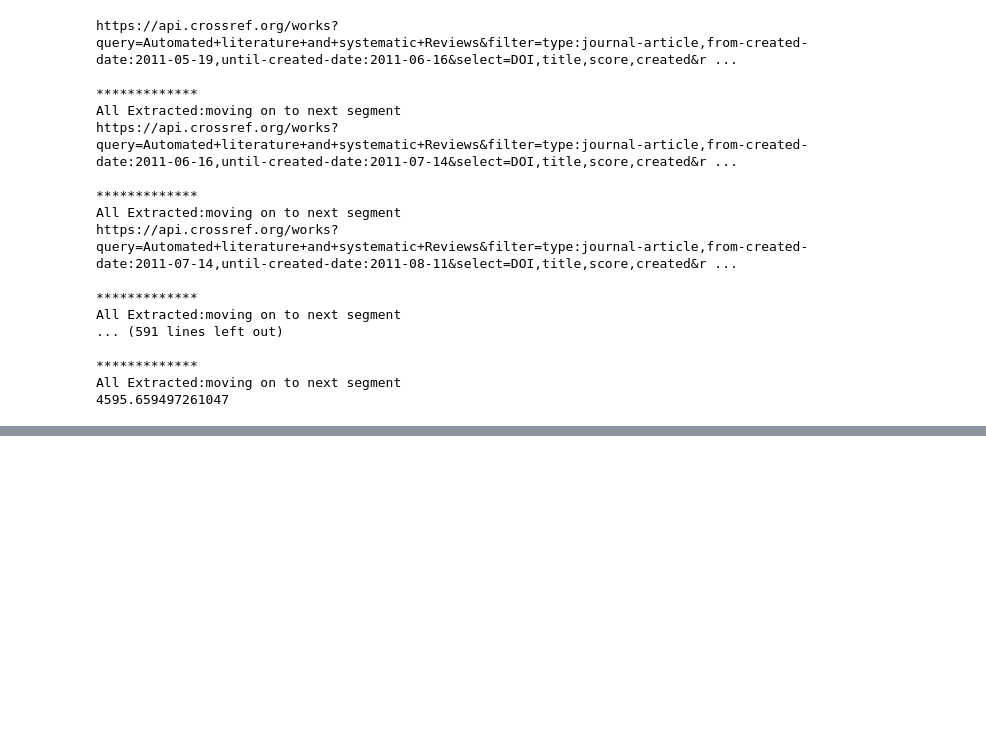
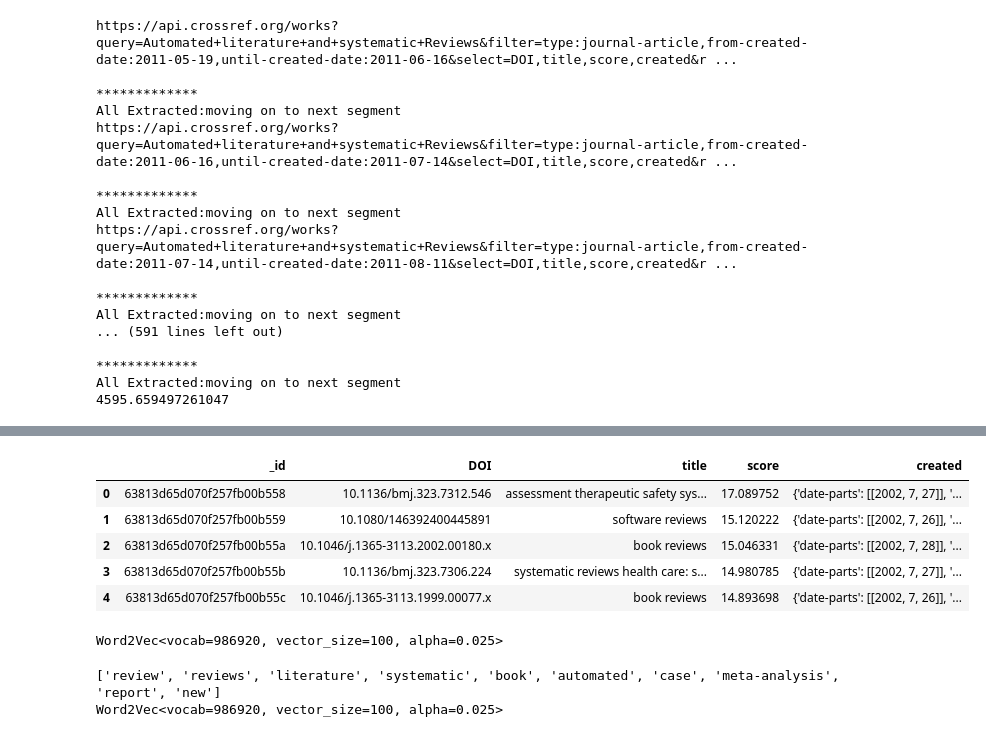
Before and after one commit to priyankabhargav/NLP-Pipeline, a Jupyter notebook: cross-ref-api-connection-thesis.ipynb, the cells around one changed output, grey strips where cells are left out. Cells and saved outputs as stored; diff of their text form; code cells hidden in the pictures; blank space fills up the shorter version.

```diff
--- a/cross-ref-api-connection-thesis.ipynb
+++ b/cross-ref-api-connection-thesis.ipynb
@@ -205,0 +333,15 @@ All Extracted:moving on to next segment
+# %%
+
+df_all['title']= df_all['title'].map(lambda x: remove_stopwords(x))
+
+#n-gram transformation, tokenizing
+tokenize = df_all['title'].map(lambda x: x.split())
+
+df_all.head()
+# %% [output]
+|  | _id | DOI | title | score | created |
+| 0 | 63813d65d070f257fb00b558 | 10.1136/bmj.323.7312.546 | assessment therapeutic safety sys... | 17.089752 | {'date-parts': [[2002, 7, 27]], '... |
+| 1 | 63813d65d070f257fb00b559 | 10.1080/146392400445891 | software reviews | 15.120222 | {'date-parts': [[2002, 7, 26]], '... |
+| 2 | 63813d65d070f257fb00b55a | 10.1046/j.1365-3113.2002.00180.x | book reviews | 15.046331 | {'date-parts': [[2002, 7, 28]], '... |
+| 3 | 63813d65d070f257fb00b55b | 10.1136/bmj.323.7306.224 | systematic reviews health care: s... | 14.980785 | {'date-parts': [[2002, 7, 27]], '... |
+| 4 | 63813d65d070f257fb00b55c | 10.1046/j.1365-3113.1999.00077.x | book reviews | 14.893698 | {'date-parts': [[2002, 7, 26]], '... |
@@ -205,0 +354,17 @@ All Extracted:moving on to next segment
+# %%
+# summarize the loaded model
+print(model)
+# %% [output]
+Word2Vec<vocab=986920, vector_size=100, alpha=0.025>
+# %%
+# summarize vocabulary
+words = list(model.wv.key_to_index)
+print(words[0:10])
+# save model
+model.save('model.bin')
+# load model
+new_model = Word2Vec.load('model.bin')
+print(new_model)
+# %% [output]
+['review', 'reviews', 'literature', 'systematic', 'book', 'automated', 'case', 'meta-analysis', 'report', 'new']
+Word2Vec<vocab=986920, vector_size=100, alpha=0.025>
```
Also changed, not shown: parts of 24 cells of this notebook.
